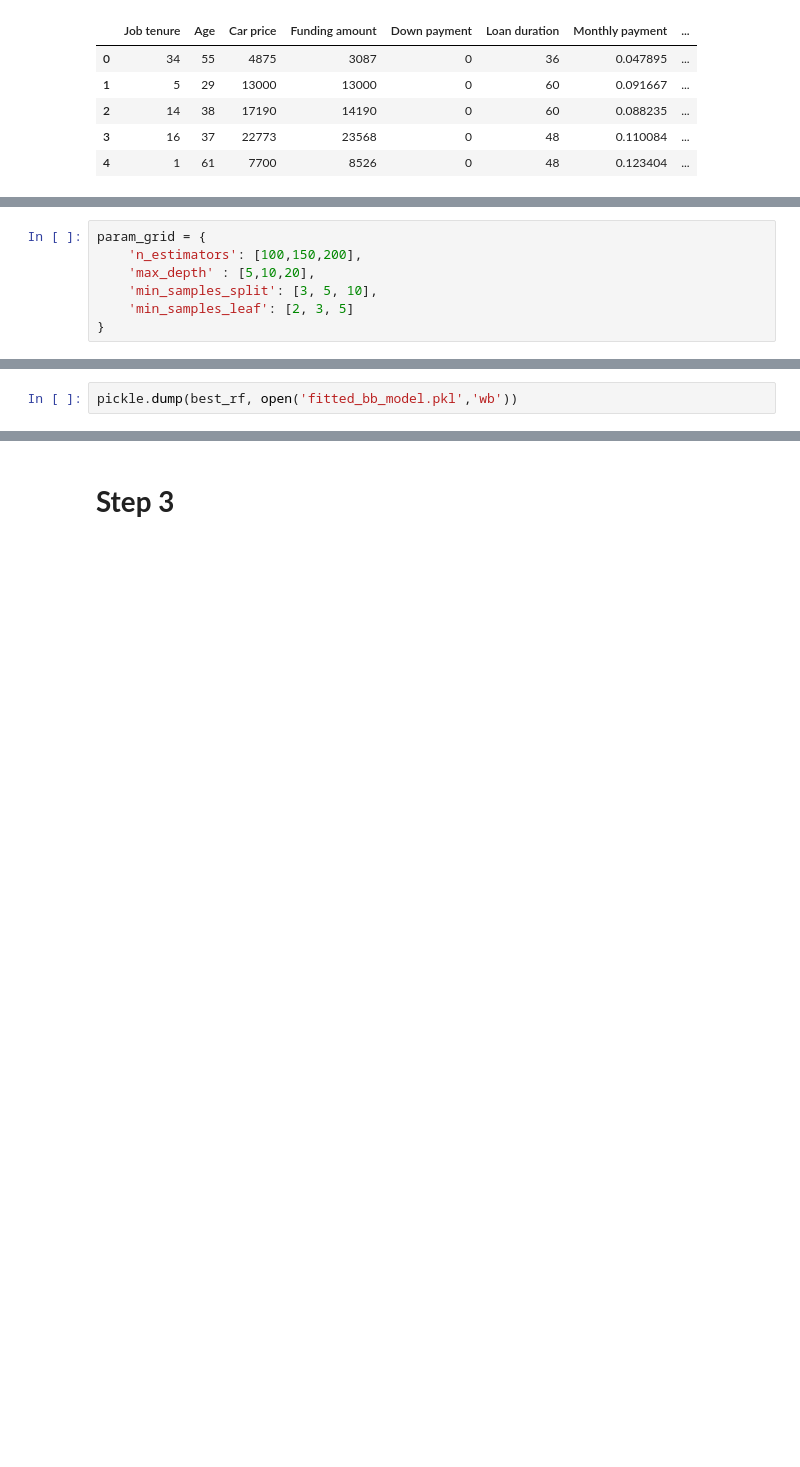
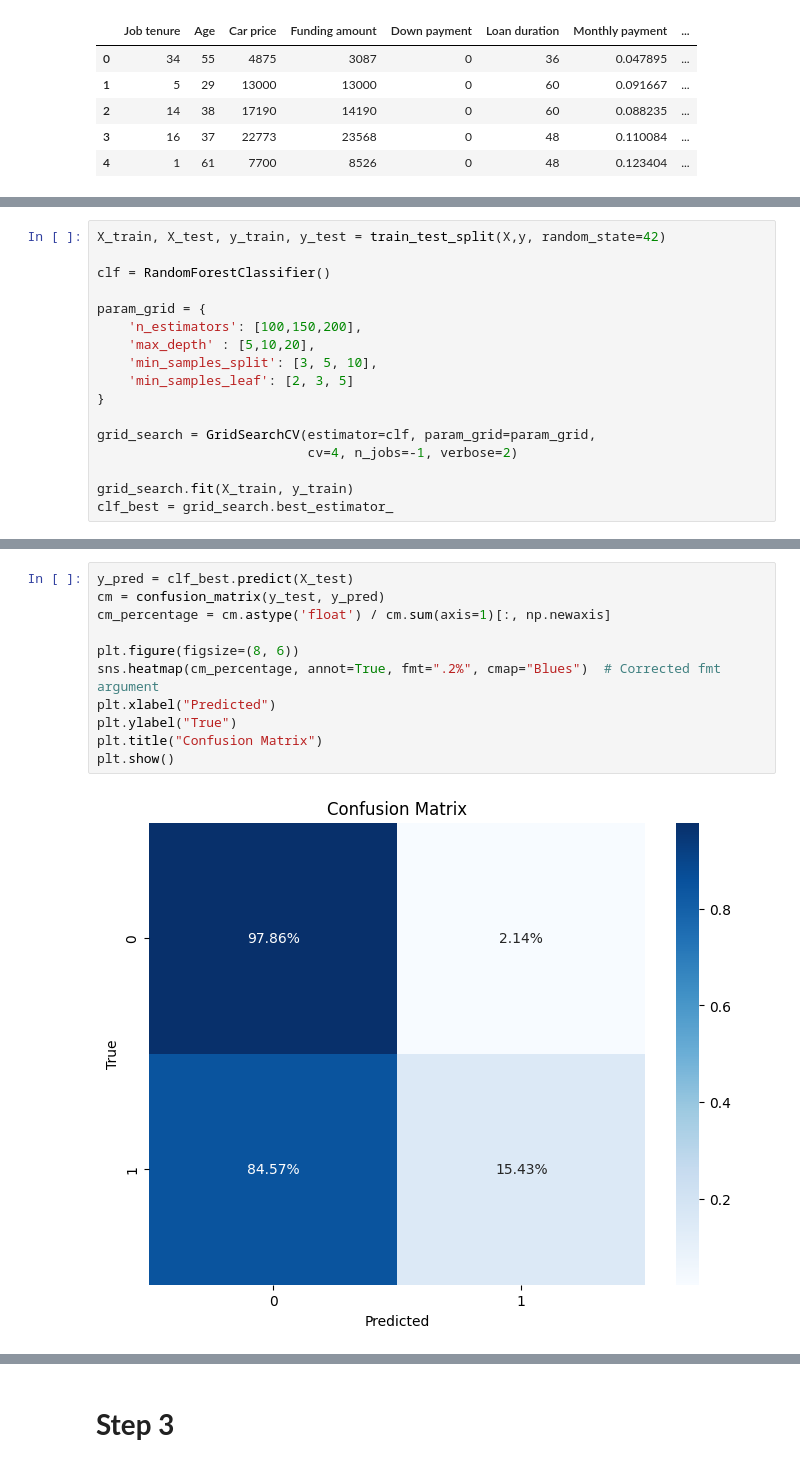
Before and after one commit to AdeStAff/credit_scoring, a Jupyter notebook: final_nb.ipynb, the cells around one changed output, grey strips where cells are left out. Cells and saved outputs as stored; diff of their text form; blank space fills up the shorter version.

```diff
--- a/final_nb.ipynb
+++ b/final_nb.ipynb
@@ -229,7 +216,17 @@ The AUC is 0.7496980595531817
 # %%
+X_train, X_test, y_train, y_test = train_test_split(X,y, random_state=42)
+
+clf = RandomForestClassifier()
+
 param_grid = {
     'n_estimators': [100,150,200],
     'max_depth' : [5,10,20],
     'min_samples_split': [3, 5, 10],
     'min_samples_leaf': [2, 3, 5]
 }
+
+grid_search = GridSearchCV(estimator=clf, param_grid=param_grid,
+                           cv=4, n_jobs=-1, verbose=2)
+
+grid_search.fit(X_train, y_train)
+clf_best = grid_search.best_estimator_
@@ -274,2 +258,13 @@ The AUC of our final blackbox model is 0.7790401157037377
-# %%
-pickle.dump(best_rf, open('fitted_bb_model.pkl','wb'))
+# %%
+y_pred = clf_best.predict(X_test)
+cm = confusion_matrix(y_test, y_pred)
+cm_percentage = cm.astype('float') / cm.sum(axis=1)[:, np.newaxis]
+
+plt.figure(figsize=(8, 6))
+sns.heatmap(cm_percentage, annot=True, fmt=".2%", cmap="Blues")  # Corrected fmt argument
+plt.xlabel("Predicted")
+plt.ylabel("True")
+plt.title("Confusion Matrix")
+plt.show()
+# %% [output]
+[figure, added]
```
Also changed, not shown: parts of 31 cells of this notebook, 8 other files.
